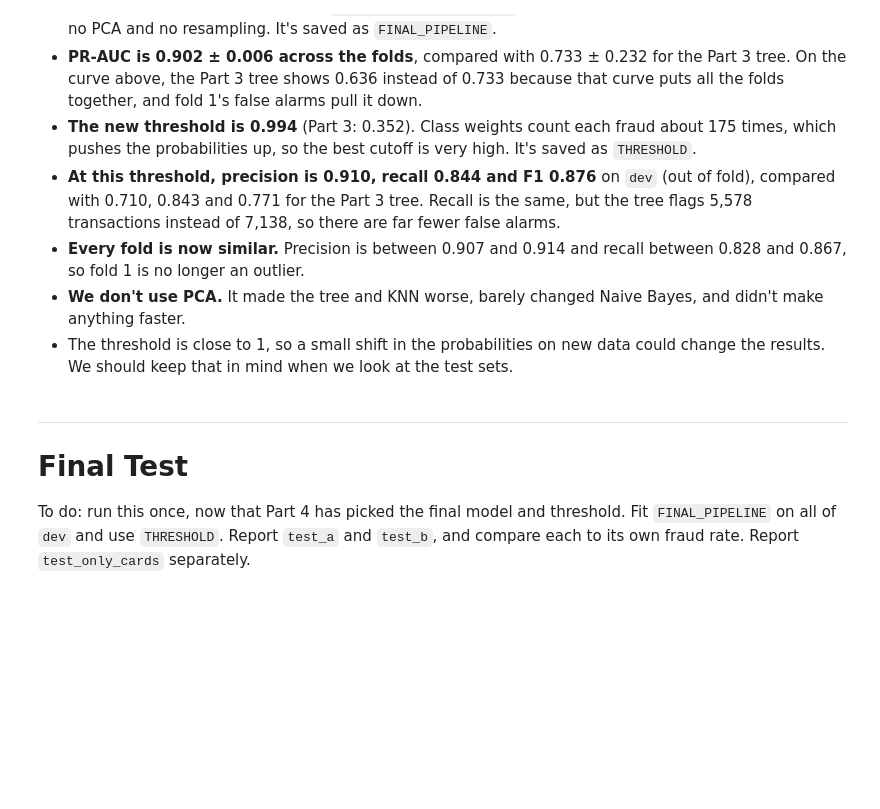
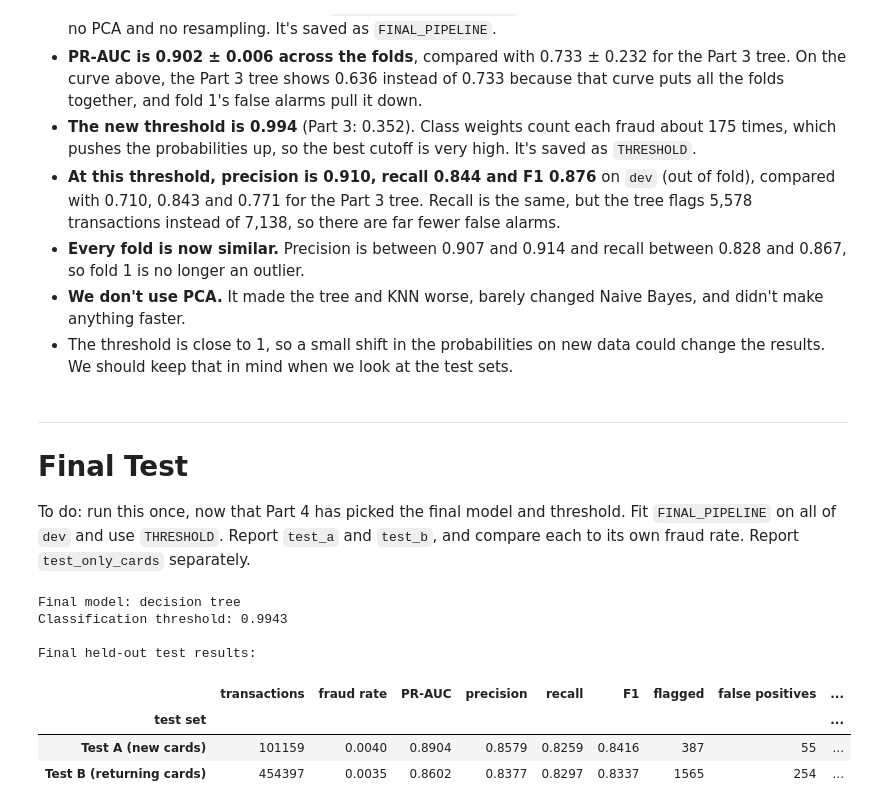
Before and after one commit to Seban8/Credit-Card-Fraud-Detection, a Jupyter notebook: fraud_detection.ipynb, the cells around one changed output. Saved outputs shown, nothing was run; the diff lists cells and outputs as text; code cells hidden in the pictures; blank space fills up the shorter version.

Commit message:
Final Test draft

```diff
--- a/fraud_detection.ipynb
+++ b/fraud_detection.ipynb
@@ -1233,3 +1233,82 @@ Chosen threshold: 0.9943 (Part 3: 0.3519)
 # Final Test
 
 To do: run this once, now that Part 4 has picked the final model and threshold. Fit `FINAL_PIPELINE` on all of `dev` and use `THRESHOLD`. Report `test_a` and `test_b`, and compare each to its own fraud rate. Report `test_only_cards` separately.
+# %%
+from sklearn.base import clone
+# Final Test — run only after selecting the final model and threshold
+
+# Fit the selected pipeline on the entire development dataset
+final_model = clone(FINAL_PIPELINE)
+final_model.fit(X_dev, y_dev)
+
+print(f"Final model: {FINAL_MODEL_NAME}")
+print(f"Classification threshold: {THRESHOLD:.4f}")
+
+
+# Evaluate the model on an untouched test set
+def evaluate_test(name, frame):
+    X = frame[features]
+    y = frame["is_fraud"].to_numpy()
+
+    proba = final_model.predict_proba(X)[:, 1]
+    predicted = (proba >= THRESHOLD).astype(int)
+
+    fraud_rate = y.mean()
+
+    return {
+        "test set": name,
+        "transactions": len(y),
+        "fraud rate": fraud_rate,
+        "PR-AUC": average_precision_score(y, proba),
+        "precision": precision_score(y, predicted, zero_division=0),
+        "recall": recall_score(y, predicted, zero_division=0),
+        "F1": f1_score(y, predicted, zero_division=0),
+        "flagged": int(predicted.sum()),
+        "false positives": int(((predicted == 1) & (y == 0)).sum()),
+        "fraud missed": int(((predicted == 0) & (y == 1)).sum()),
+    }
+
+
+# Test A: new cardholders
+# Test B: returning cardholders
+test_results = pd.DataFrame([
+    evaluate_test("Test A (new cards)", test_a),
+    evaluate_test("Test B (returning cards)", test_b),
+]).set_index("test set")
+
+print("\nFinal held-out test results:")
+display(test_results.round(4))
+
+print("\nPR-AUC compared to each test set's fraud rate:")
+for name, row in test_results.iterrows():
+    print(
+        f"{name}: PR-AUC = {row['PR-AUC']:.4f}, "
+        f"baseline = {row['fraud rate']:.4f}, "
+        f"lift = {row['PR-AUC'] / row['fraud rate']:.1f}x"
+    )
+
+
+# Test-only cards: all transactions are fraud
+# Report separately because there are no legitimate transactions
+X_only = test_only_cards[features]
+y_only = test_only_cards["is_fraud"].to_numpy()
+
+only_proba = final_model.predict_proba(X_only)[:, 1]
+only_pred = (only_proba >= THRESHOLD).astype(int)
+
+print("\nTest-only cards (all transactions are fraud):")
+print(f"Transactions: {len(y_only)}")
+print(f"Fraud rate: {y_only.mean():.4f}")
+print(f"Fraud detected: {only_pred.sum()}")
+print(f"Fraud missed: {(only_pred == 0).sum()}")
+print(f"Recall: {recall_score(y_only, only_pred):.4f}")
+print("PR-AUC is not informative here because every transaction is fraud.")
+# %% [output]
+Final model: decision tree
+Classification threshold: 0.9943
+
+Final held-out test results:
+|  | transactions | fraud rate | PR-AUC | precision | recall | F1 | flagged | false positives | ... |
+| test set |  |  |  |  |  |  |  |  | ... |
+| Test A (new cards) | 101159 | 0.0040 | 0.8904 | 0.8579 | 0.8259 | 0.8416 | 387 | 55 | ... |
+| Test B (returning cards) | 454397 | 0.0035 | 0.8602 | 0.8377 | 0.8297 | 0.8337 | 1565 | 254 | ... |
```
Also changed, not shown: parts of 6 cells of this notebook.
